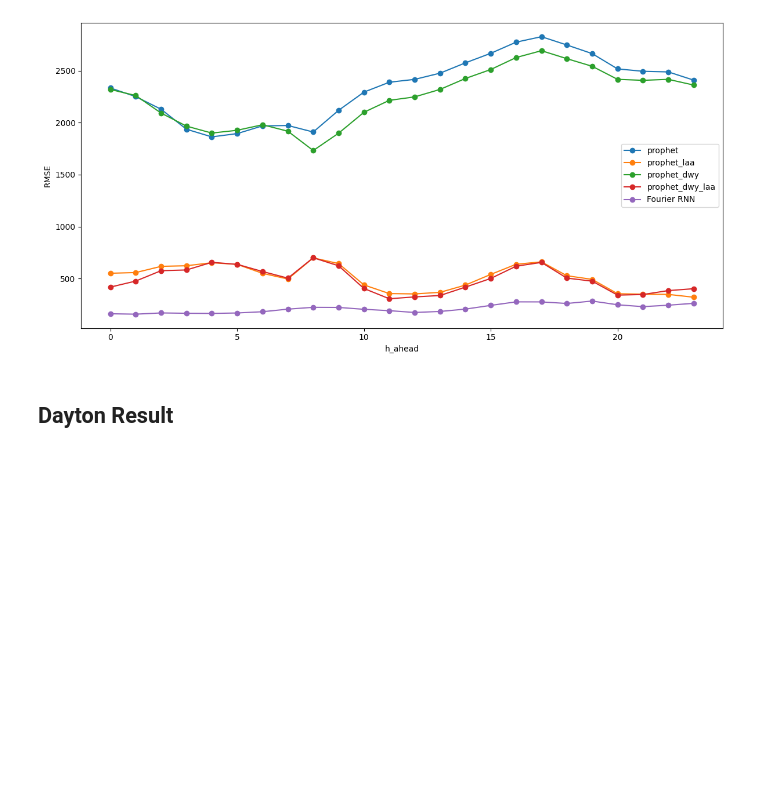
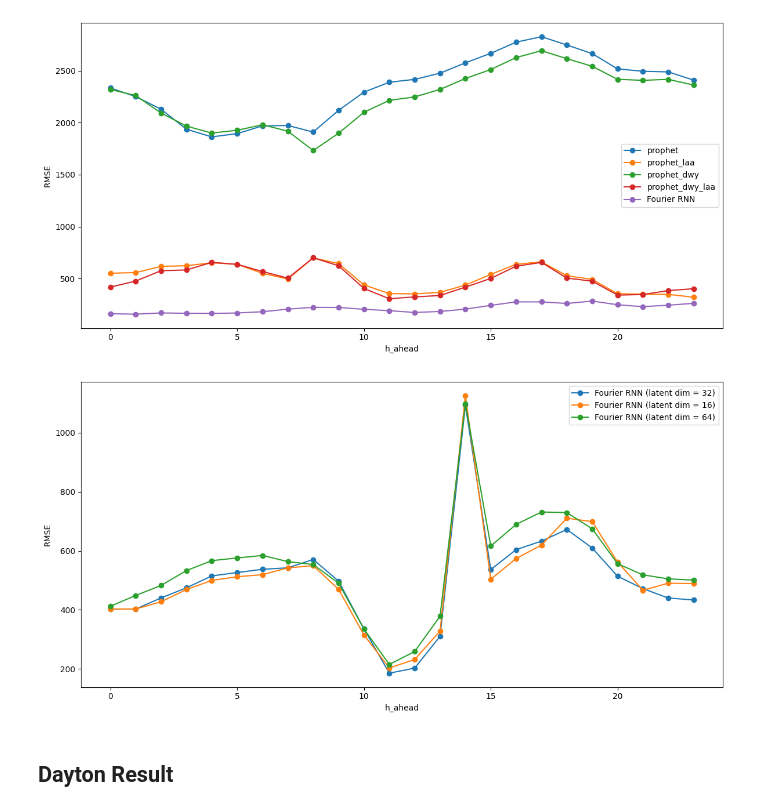
Before and after one commit to qic0-0/RNN_based_downscaling, a Jupyter notebook: results.ipynb, the cells around one changed output. Saved outputs shown, nothing was run; the diff lists cells and outputs as text; code cells hidden in the pictures; blank space fills up the shorter version.

```diff
--- a/results.ipynb
+++ b/results.ipynb
@@ -98,6 +116,12 @@ rmse_rnn4 = rmse_function_rnn(result4)
 
 result5 = pd.read_csv('experiment_results/' + out_dir + '/results_fourier.csv')
 rmse_rnn5 = rmse_function_rnn(result5)
+
+result6 = pd.read_csv('experiment_results/' + out_dir + '/results_fourier_dim16.csv')
+rmse_rnn6 = rmse_function_rnn(result6)
+
+result7 = pd.read_csv('experiment_results/' + out_dir + '/results_fourier_dim64.csv')
+rmse_rnn7 = rmse_function_rnn(result7)
 # %%
 
 plt.figure(figsize=(12, 6))
@@ -128,6 +152,20 @@ plt.savefig('experiment_results/' + out_dir + '/rmse_prophet_comed.png')
 plt.show()
 # %% [output]
 [figure]
+# %%
+
+plt.figure(figsize=(12, 6))
+plt.plot(rmse_rnn5['hour'], rmse_rnn5['RMSE_yhat'], label='Fourier RNN (latent dim = 32)', marker='o')
+plt.plot(rmse_rnn6['hour'], rmse_rnn6['RMSE_yhat'], label='Fourier RNN (latent dim = 16)', marker='o')
+plt.plot(rmse_rnn7['hour'], rmse_rnn7['RMSE_yhat'], label='Fourier RNN (latent dim = 64)', marker='o')
+plt.xlabel('h_ahead')
+plt.ylabel('RMSE')
+plt.legend()
+plt.tight_layout()
+plt.savefig('experiment_results/' + out_dir + '/rmse_latent_comed.png')
+plt.show()
+# %% [output]
+[figure, added]
 # %% [markdown]
 ## Dayton Result
 # %%
```
Also changed, not shown: parts of 7 cells of this notebook, 9 other files.
